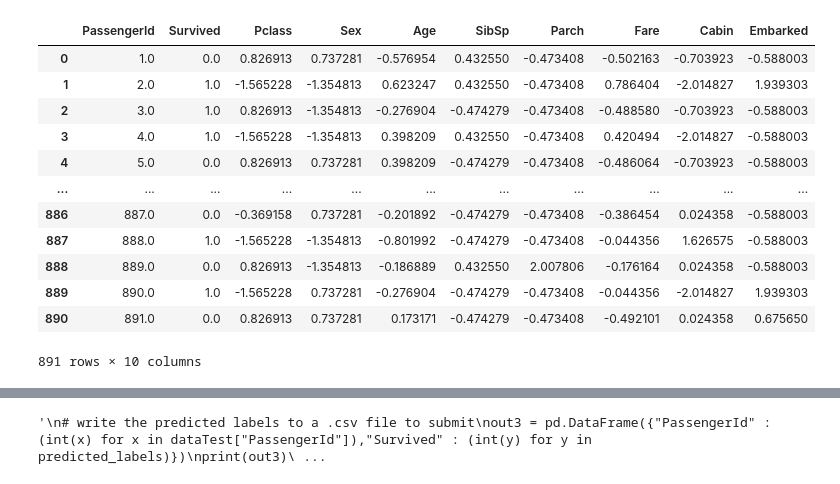
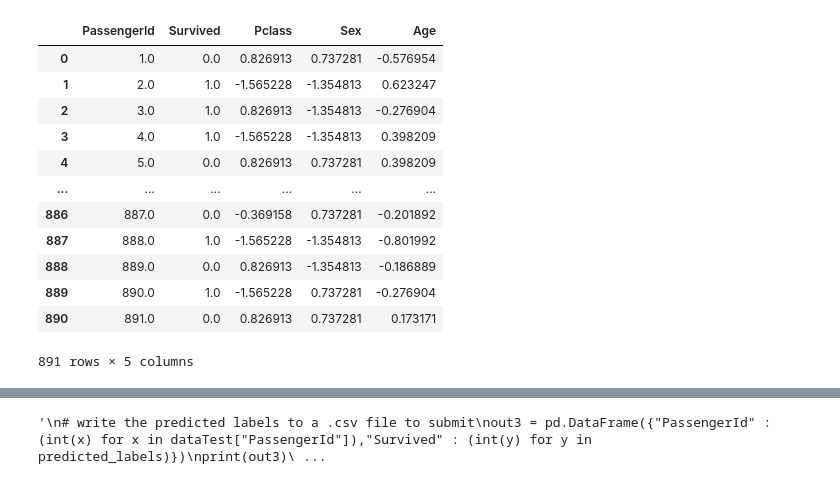
Before and after one commit to kanejames0430/boogie, a Jupyter notebook: logreg+imputing.ipynb, the cells around one changed output, grey strips where cells are left out. Drawn from its saved outputs; the diff is of its cells as text; code cells hidden in the pictures.

```diff
--- a/logreg+imputing.ipynb
+++ b/logreg+imputing.ipynb
@@ -18,45 +18,49 @@ from sklearn.impute import KNNImputer
 
 train = r'data\train.csv'
 test = r'data\test.csv'
+
+num_neighbors = 5
+dropped_features = ["Embarked","Cabin","SibSp","Parch","Fare"]
 # %%
 #load the training set
 data = pd.read_csv(train)
 
 # drop names of passengers and ticket labels
 data = data.drop(["Name","Ticket"], axis = 1)
 
 # change cabin sections (letters) and change them to numerical data
 data["Cabin"] = data["Cabin"].apply(lambda x: x if str(x)[0] == "n" else str(x)[0])
 data["Cabin"] = data["Cabin"].apply(lambda x: cabinToFloat(x))
 
 # change categorical data to numerical data
 data["Sex"] = data["Sex"].apply(lambda x: 1 if x == 'male' else 0)
 data["Embarked"] = data["Embarked"].apply(lambda x: condit(x))
 
 # initialize imputer and fit it to the data
-imputer = KNNImputer(n_neighbors = 5, weights = 'uniform', metric= 'nan_euclidean')
+imputer = KNNImputer(n_neighbors = num_neighbors, weights = 'uniform', metric= 'nan_euclidean')
 imputer.fit(data)
 dataT = imputer.transform(data)
 
 #convert the transformed data back into the correct data type, and
 data = pd.DataFrame(dataT, columns = imputer.get_feature_names_out())
 
-data = normData(data)
+data = normData(data).drop(dropped_features, axis = 1)
+#data = data.drop(dropped_features, axis = 1)
 data
 # %% [output]
-|  | PassengerId | Survived | Pclass | Sex | Age | SibSp | Parch | Fare | Cabin | Embarked |
-| 0 | 1.0 | 0.0 | 0.826913 | 0.737281 | -0.576954 | 0.432550 | -0.473408 | -0.502163 | -0.703923 | -0.588003 |
-| 1 | 2.0 | 1.0 | -1.565228 | -1.354813 | 0.623247 | 0.432550 | -0.473408 | 0.786404 | -2.014827 | 1.939303 |
-| 2 | 3.0 | 1.0 | 0.826913 | -1.354813 | -0.276904 | -0.474279 | -0.473408 | -0.488580 | -0.703923 | -0.588003 |
-| 3 | 4.0 | 1.0 | -1.565228 | -1.354813 | 0.398209 | 0.432550 | -0.473408 | 0.420494 | -2.014827 | -0.588003 |
-| 4 | 5.0 | 0.0 | 0.826913 | 0.737281 | 0.398209 | -0.474279 | -0.473408 | -0.486064 | -0.703923 | -0.588003 |
-| ... | ... | ... | ... | ... | ... | ... | ... | ... | ... | ... |
-| 886 | 887.0 | 0.0 | -0.369158 | 0.737281 | -0.201892 | -0.474279 | -0.473408 | -0.386454 | 0.024358 | -0.588003 |
-| 887 | 888.0 | 1.0 | -1.565228 | -1.354813 | -0.801992 | -0.474279 | -0.473408 | -0.044356 | 1.626575 | -0.588003 |
-| 888 | 889.0 | 0.0 | 0.826913 | -1.354813 | -0.186889 | 0.432550 | 2.007806 | -0.176164 | 0.024358 | -0.588003 |
-| 889 | 890.0 | 1.0 | -1.565228 | 0.737281 | -0.276904 | -0.474279 | -0.473408 | -0.044356 | -2.014827 | 1.939303 |
-| 890 | 891.0 | 0.0 | 0.826913 | 0.737281 | 0.173171 | -0.474279 | -0.473408 | -0.492101 | 0.024358 | 0.675650 |
+|  | PassengerId | Survived | Pclass | Sex | Age |
+| 0 | 1.0 | 0.0 | 0.826913 | 0.737281 | -0.576954 |
+| 1 | 2.0 | 1.0 | -1.565228 | -1.354813 | 0.623247 |
+| 2 | 3.0 | 1.0 | 0.826913 | -1.354813 | -0.276904 |
+| 3 | 4.0 | 1.0 | -1.565228 | -1.354813 | 0.398209 |
+| 4 | 5.0 | 0.0 | 0.826913 | 0.737281 | 0.398209 |
+| ... | ... | ... | ... | ... | ... |
+| 886 | 887.0 | 0.0 | -0.369158 | 0.737281 | -0.201892 |
+| 887 | 888.0 | 1.0 | -1.565228 | -1.354813 | -0.801992 |
+| 888 | 889.0 | 0.0 | 0.826913 | -1.354813 | -0.186889 |
+| 889 | 890.0 | 1.0 | -1.565228 | 0.737281 | -0.276904 |
+| 890 | 891.0 | 0.0 | 0.826913 | 0.737281 | 0.173171 |
-891 rows × 10 columns
+891 rows × 5 columns
 # %%
 #Similar process for the test set except now we are predicting the "Survived" status
 dataTest = pd.read_csv(test)
```
Also changed, not shown: parts of 3 cells of this notebook, 3 other files.
